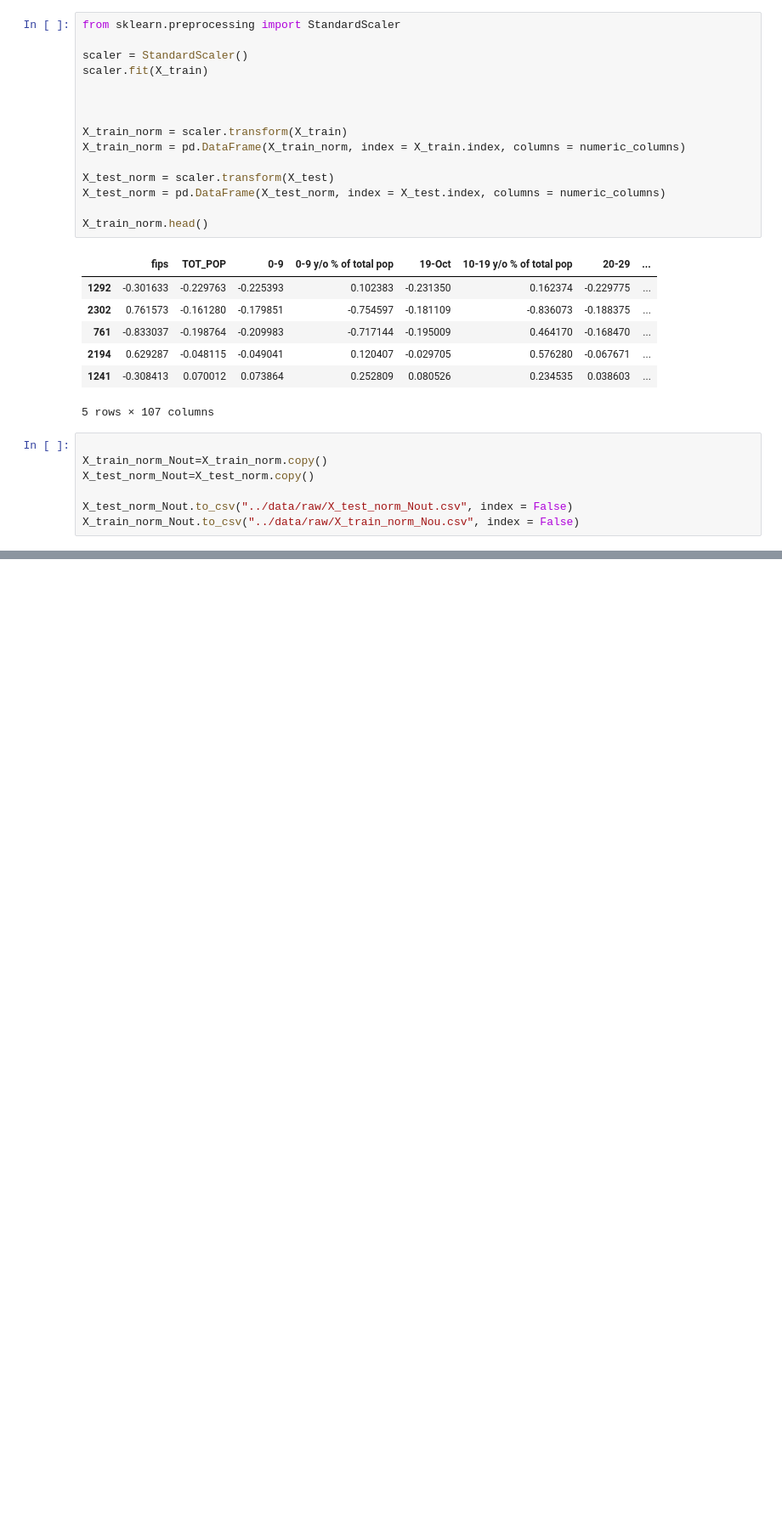
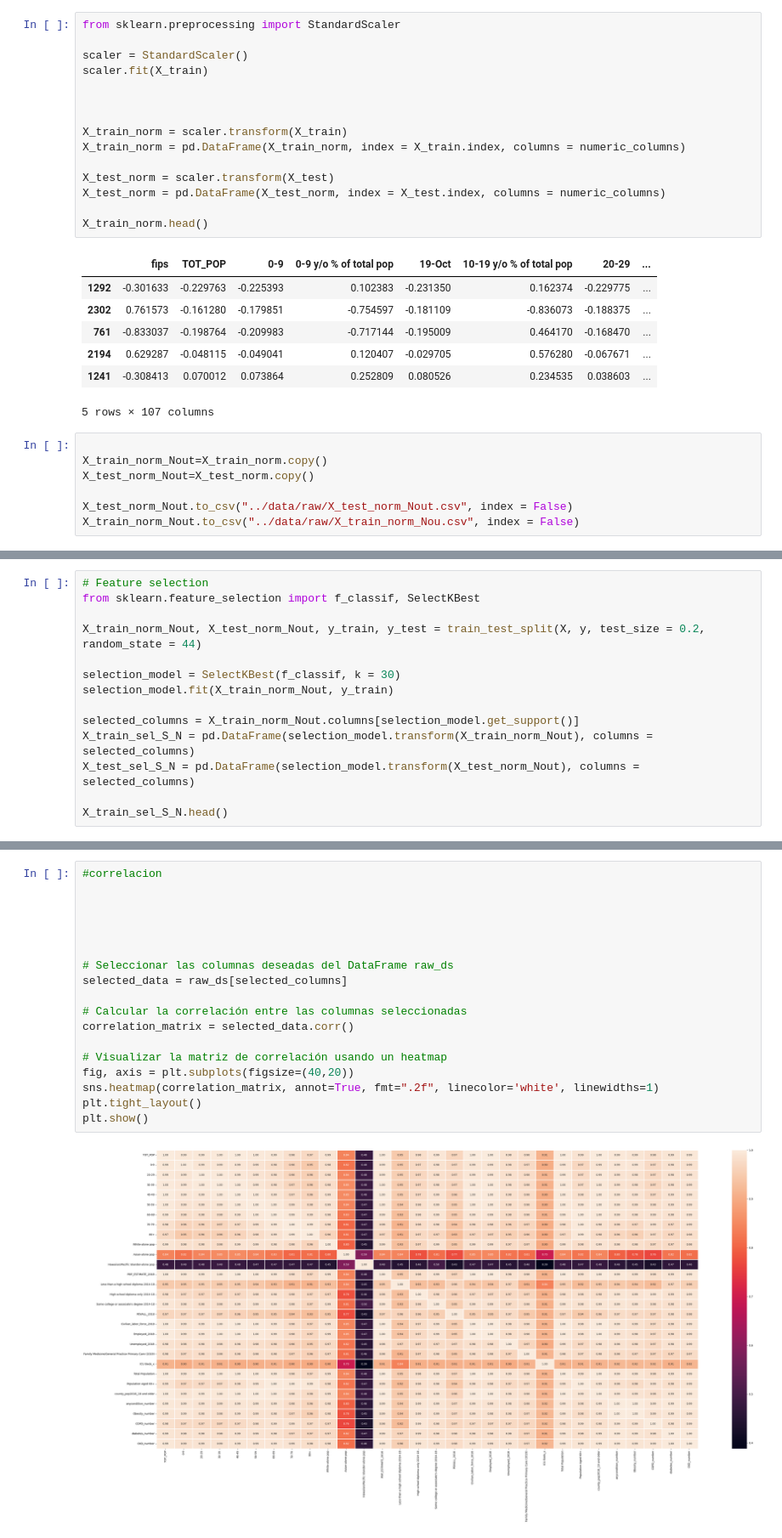
Before and after one commit to 4GeeksAcademy/Kurganova_REGULARIZED-LINEAR-REG, a Jupyter notebook: src/explore.ipynb, the cells around one changed output, grey strips where cells are left out. Shown: that part at 85% size. Cells and saved outputs as stored; diff of their text form; blank space fills up the shorter version.

```diff
--- a/src/explore.ipynb
+++ b/src/explore.ipynb
@@ -263,0 +273,14 @@ X_train_norm_Nout.to_csv("../data/raw/X_train_norm_Nou.csv", index = False)
+# %%
+# Feature selection
+from sklearn.feature_selection import f_classif, SelectKBest
+
+X_train_norm_Nout, X_test_norm_Nout, y_train, y_test = train_test_split(X, y, test_size = 0.2, random_state = 44)
+
+selection_model = SelectKBest(f_classif, k = 30)
+selection_model.fit(X_train_norm_Nout, y_train)
+
+selected_columns = X_train_norm_Nout.columns[selection_model.get_support()]
+X_train_sel_S_N = pd.DataFrame(selection_model.transform(X_train_norm_Nout), columns = selected_columns)
+X_test_sel_S_N = pd.DataFrame(selection_model.transform(X_test_norm_Nout), columns = selected_columns)
+
+X_train_sel_S_N.head()
@@ -263,0 +305,20 @@ X_train_norm_Nout.to_csv("../data/raw/X_train_norm_Nou.csv", index = False)
+# %%
+#correlacion
+
+
+
+
+
+# Seleccionar las columnas deseadas del DataFrame raw_ds
+selected_data = raw_ds[selected_columns]
+
+# Calcular la correlación entre las columnas seleccionadas
+correlation_matrix = selected_data.corr()
+
+# Visualizar la matriz de correlación usando un heatmap
+fig, axis = plt.subplots(figsize=(40,20))
+sns.heatmap(correlation_matrix, annot=True, fmt=".2f", linecolor='white', linewidths=1)
+plt.tight_layout()
+plt.show()
+# %% [output]
+[figure, added]
```
Also changed, not shown: parts of 6 cells of this notebook, 3 other files.
